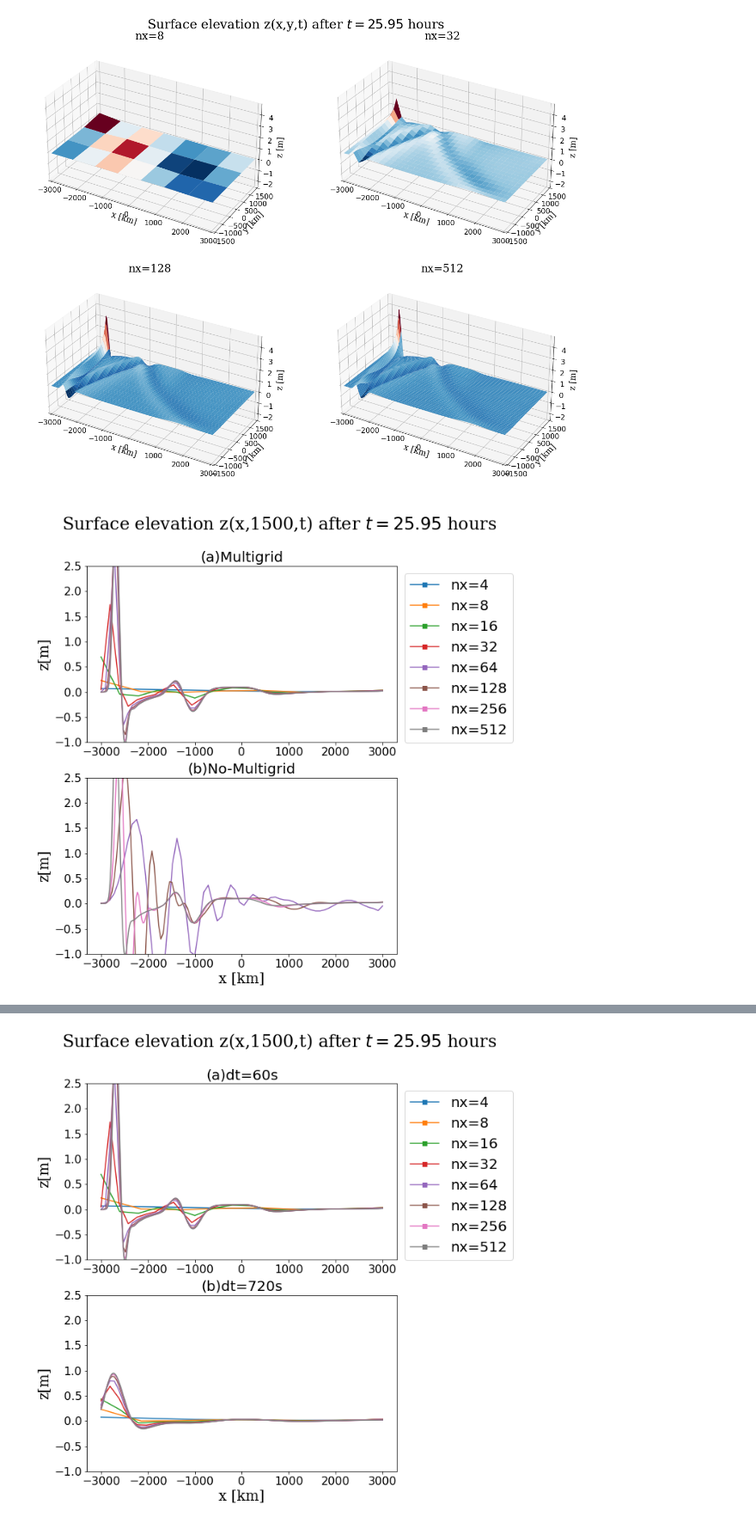
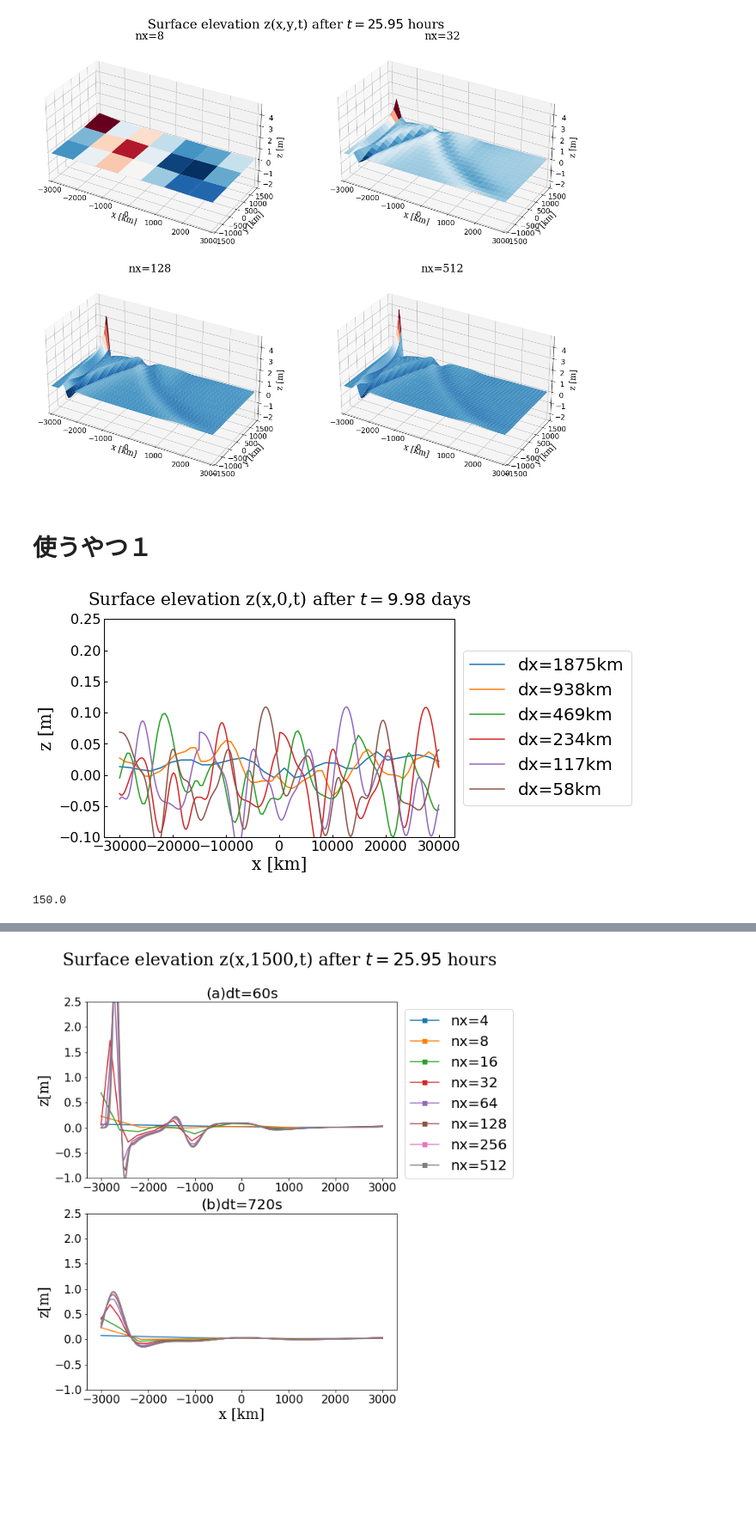
Before and after one commit to kazumasa-ueno/Shallow_Water, a Jupyter notebook: Kelvin-wave/plot_for_slide.ipynb, the cells around one changed output, grey strips where cells are left out. Shown at 86% size. Drawn from its saved outputs; the diff is of its cells as text; code cells hidden in the pictures; blank space fills up the shorter version.

```diff
--- a/Kelvin-wave/plot_for_slide.ipynb
+++ b/Kelvin-wave/plot_for_slide.ipynb
@@ -429,21 +509,3 @@ eta_animation3D(x,y,z,180,f_filename)
-# %%
-o_filename = "./output/z_east_60_512/"
-f_filename = "./fig/z_east_60_512/"
-
-nt = 400
-for i in range(7):
-  k = i+1
-  l=8
-  n = int(512/(2**(l-k)))
-  ny = int(256/(2**(l-k)))
-  z = np.loadtxt(o_filename + "z{}.txt".format(k))
-  z = z.reshape(nt,ny,n)
-
-  x = np.linspace(-3000,3000,n)
-  y = np.linspace(-1500,1500,ny)
-  x,y = np.meshgrid(x, y)
-
-  eta_animation3D(x,y,z,180,f_filename + "anim_z{}".format(k))
 # %%
 o_filename = "./output/hvary_cont/"
 f_filename = "./fig/hvary_cont/z_comp"
@@ -476,37 +538,43 @@ eta_animation3D_sub(X, Y, z0, ilist, nt, frame_interval, f_filename)
 # %% [output]
 <matplotlib.animation.FuncAnimation at 0x...>
 [figure]
+# %% [markdown]
+# 使うやつ１
 # %%
-o_filename = "./output/hvary_cont/"
-f_filename = "./fig/hvary_cont/animY0"
-nt = 520
-frame_interval = 180
-l=8
-imax = 8
-nmax = 512
+o_filename = "./output/out022801/"
+f_filename = "./fig/animY0_K2"
+nt = 400
+frame_interval = 0.025
+l=6
+imax = 6
+nmax = 1024
 nymax = 256
 
 x = []
 z0 = []
 orig_z0 = []
 for i in range(imax):
   k = i+1
   # k = i+4
   n = int(nmax/(2**(l-k)))
   ny = int(nymax/(2**(l-k)))
   z = np.loadtxt(o_filename + "z{}.txt".format(k))
   z = z.reshape(nt,ny,n)
   z0.append(z.tolist())
   if(l-k<4 and k<l):
-    orig_z = np.loadtxt(o_filename + "orig_z{}.txt".format(k))
+    orig_z = np.loadtxt(o_filename + "z{}.txt".format(k))
     orig_z = orig_z.reshape(nt,ny,n)
     orig_z0.append(orig_z.tolist())
   elif(k==l):
     orig_z0.append(z.tolist())
-  x.append(list(np.linspace(-3000,3000,n)))
-  y = np.linspace(-1500,1500,ny)
+  x.append(list(np.linspace(-30000,30000,n)))
+  y = np.linspace(-7500,7500,ny)
 
-# animationY0(x,y,z0,imax,nt,frame_interval,f_filename)
-animationY0_compare(x,y,z0,orig_z0,imax,nt,frame_interval,f_filename)
+animationY0(x,z0,imax,nt,frame_interval,f_filename)
+# animationY0_compare(x,y,z0,orig_z0,imax,nt,frame_interval,f_filename)
 # %% [output]
-[figure, old version]
+[figure, new version]
+# %%
+2400/8/2
+# %% [output]
+150.0
```
Also changed, not shown: parts of 12 cells of this notebook, 4 other files.
